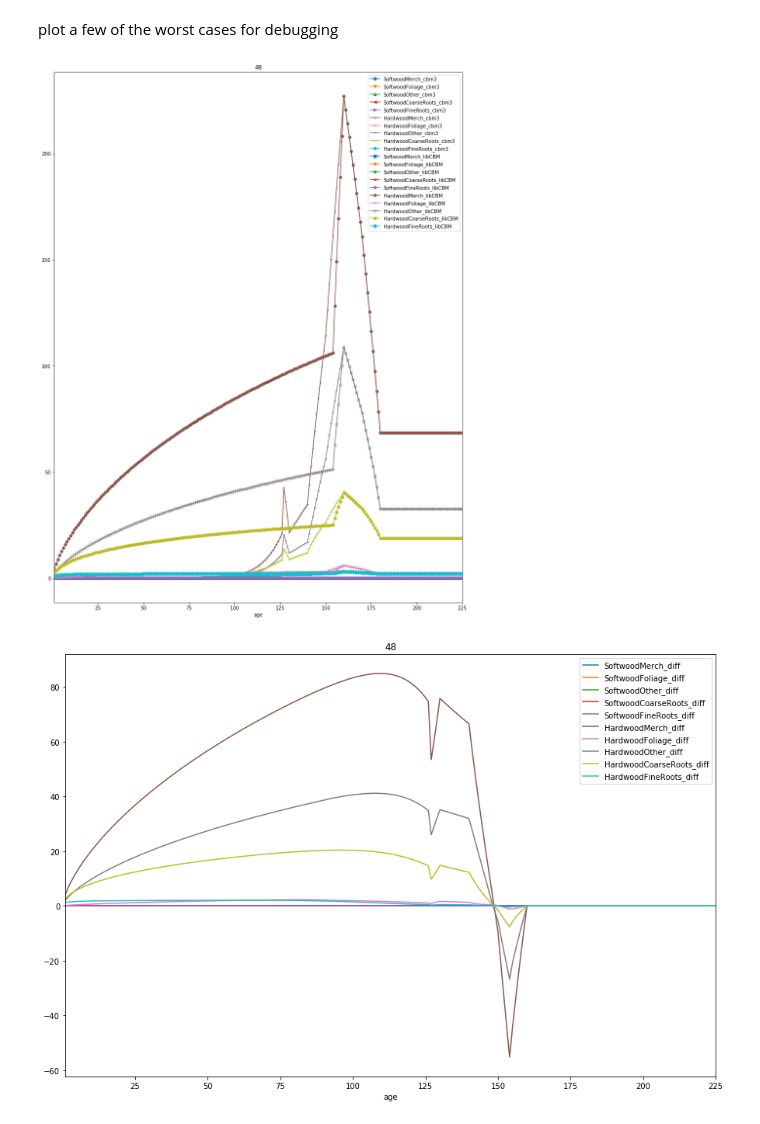
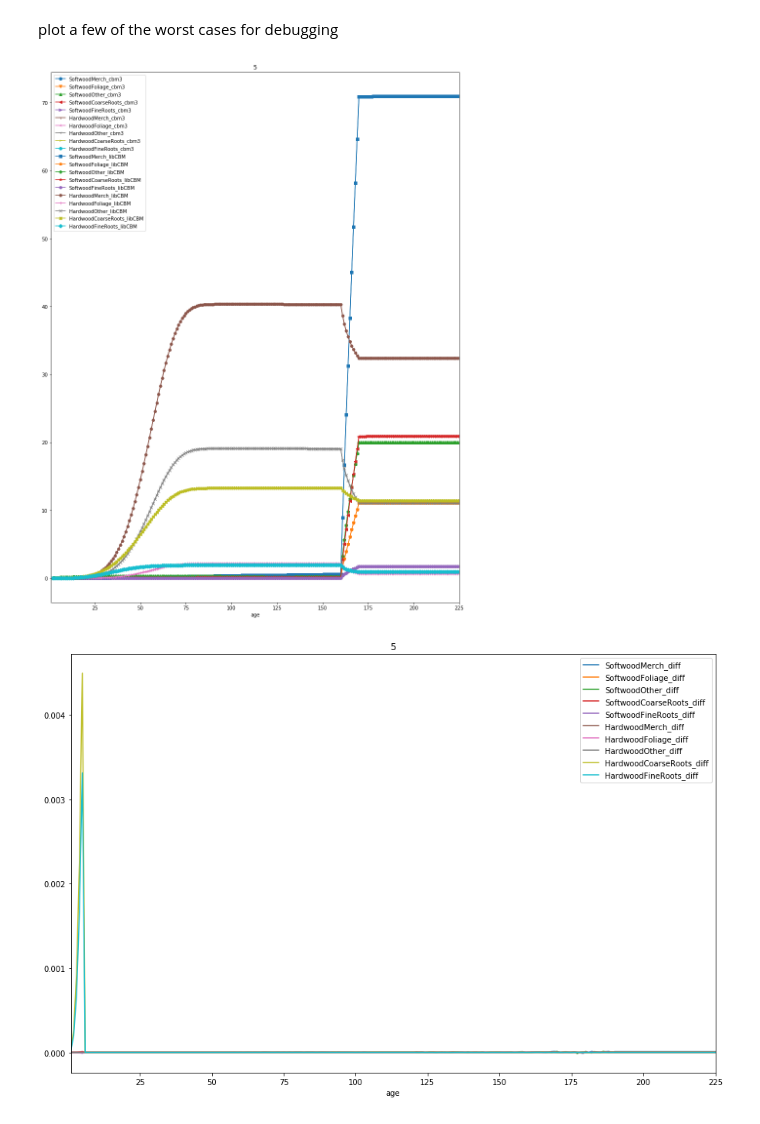
Before and after one commit to cat-cfs/libcbm_py, a Jupyter notebook: growth_curve_testing.ipynb, the cells around one changed output. Cells and saved outputs as stored; diff of their text form; code cells hidden in the pictures.

Commit message:
re-run with 10 curves for a quick test

```diff
--- a/growth_curve_testing.ipynb
+++ b/growth_curve_testing.ipynb
@@ -358,7 +358,7 @@ def plot_diff(id):
     merged[merged["identifier"]==get_classifier_name(id)][["age"]+diff_colnames].groupby("age").sum() \
         .plot(figsize=(15,10), title=get_classifier_name(id))
 # %%
-plot_diff(48)
+plot_diff(5)
 # %% [output]
-[figure, old version]
+[figure, new version]
-[figure, old version]
+[figure, new version]
```
Also changed, not shown: parts of 2 cells of this notebook.
